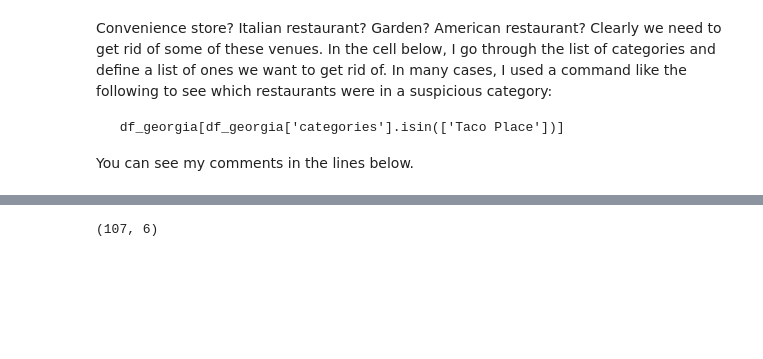
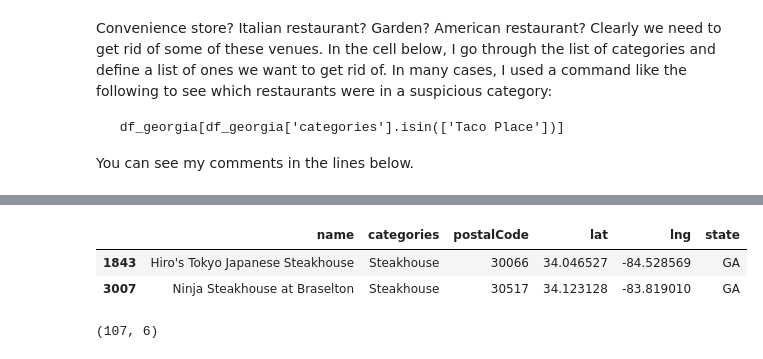
Before and after one commit to JamesDCage/Final-Week-0, a Jupyter notebook: Extracting_Data_from_Foursquare.ipynb, the cells around one changed output, grey strips where cells are left out. Saved outputs shown, nothing was run; the diff lists cells and outputs as text; code cells hidden in the pictures; blank space fills up the shorter version.

```diff
--- a/Extracting_Data_from_Foursquare.ipynb
+++ b/Extracting_Data_from_Foursquare.ipynb
@@ -402,3 +434,9 @@ bad_list
+# %%
+df_georgia[df_georgia['categories'].isin(['Steakhouse'])]
+# %% [output]
+|  | name | categories | postalCode | lat | lng | state |
+| 1843 | Hiro's Tokyo Japanese Steakhouse | Steakhouse | 30066 | 34.046527 | -84.528569 | GA |
+| 3007 | Ninja Steakhouse at Braselton | Steakhouse | 30517 | 34.123128 | -83.819010 | GA |
 # %%
 df_georgia[df_georgia['categories'].isin(bad_list)].shape
 # %% [output]
```
Also changed, not shown: parts of 17 cells of this notebook, 1 other file.
